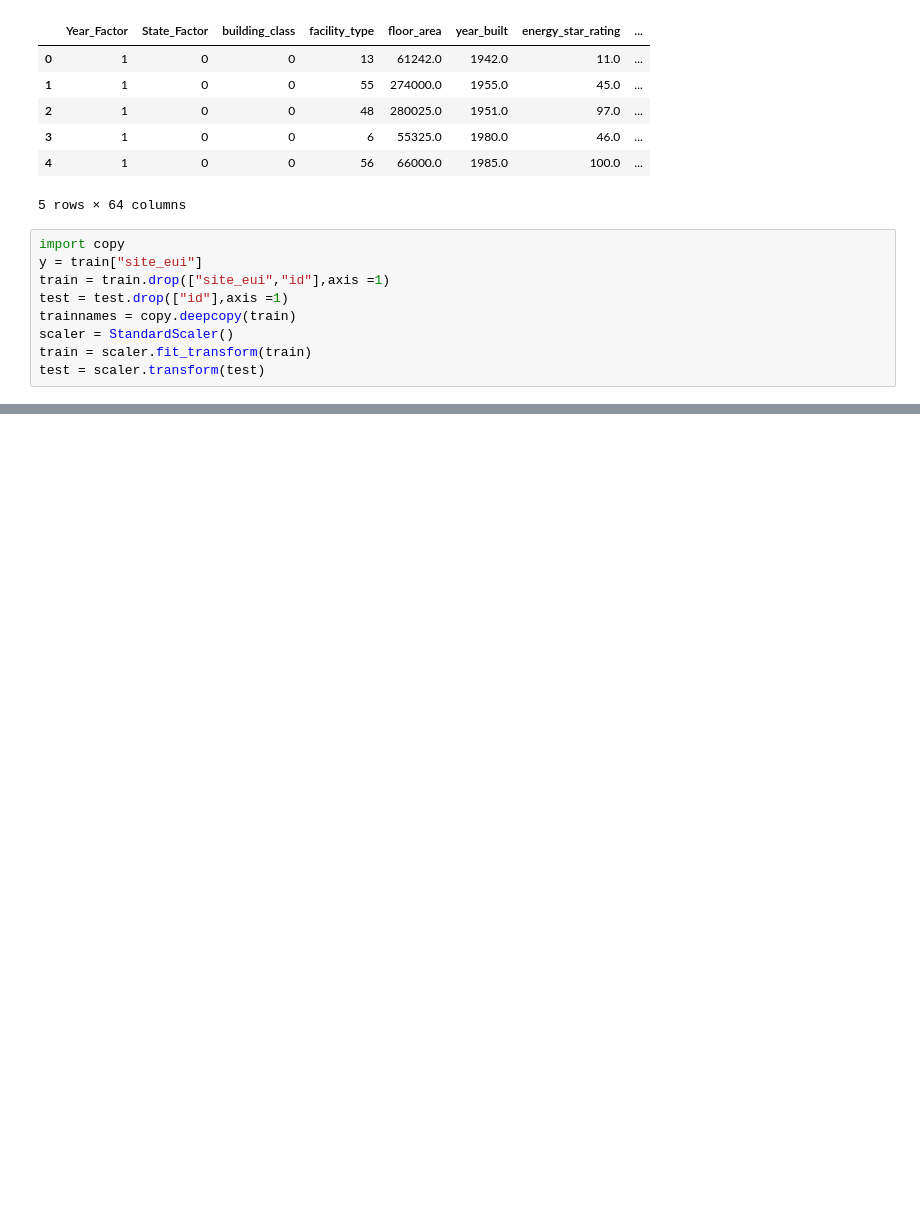
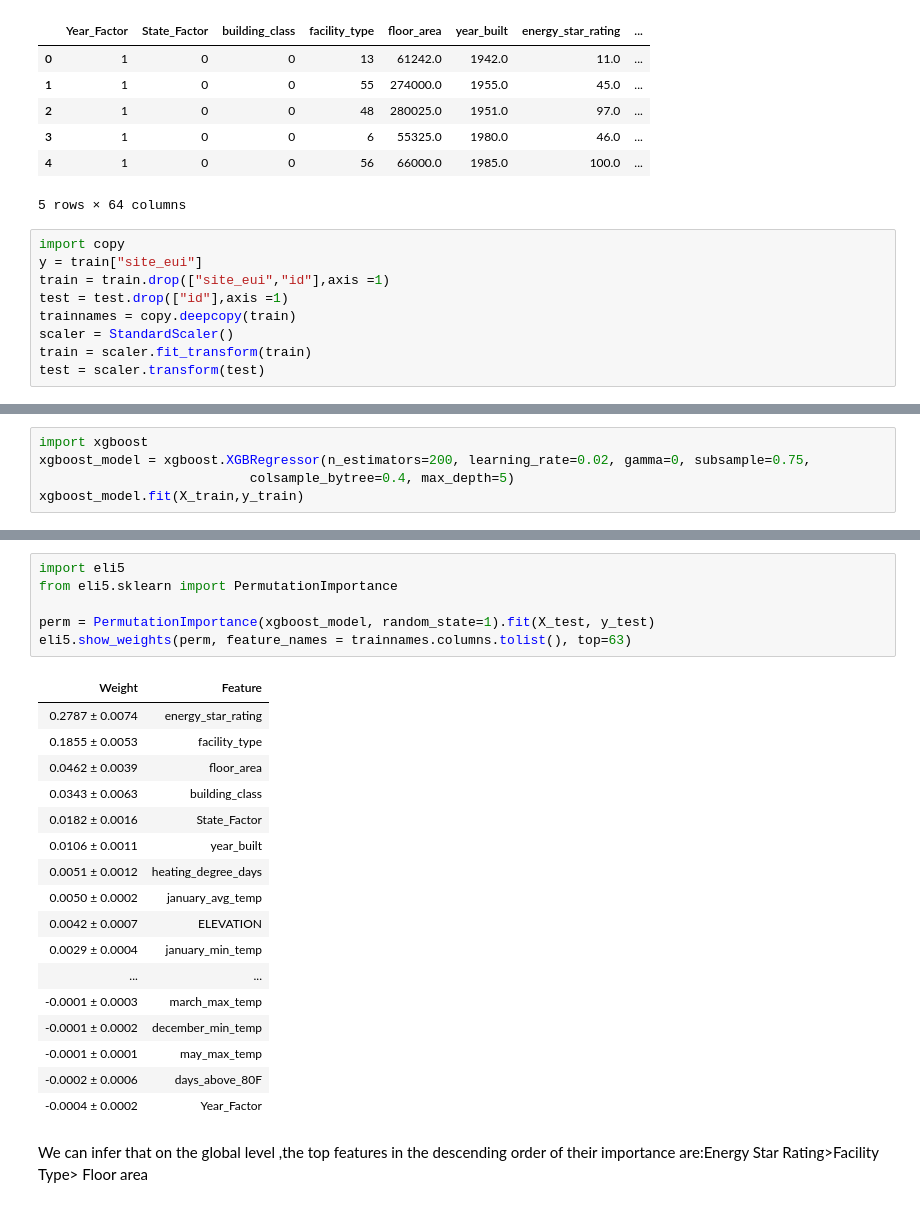
Before and after one commit to vedanthv/Site-Energy-Intensity-Prediction, a Jupyter notebook: explanable_ai.ipynb, the cells around one changed output, grey strips where cells are left out. Cells and saved outputs as stored; diff of their text form; blank space fills up the shorter version.

```diff
--- a/explanable_ai.ipynb
+++ b/explanable_ai.ipynb
@@ -119,0 +139,5 @@ test = scaler.transform(test)
+# %%
+import xgboost
+xgboost_model = xgboost.XGBRegressor(n_estimators=200, learning_rate=0.02, gamma=0, subsample=0.75,
+                           colsample_bytree=0.4, max_depth=5)
+xgboost_model.fit(X_train,y_train)
@@ -119,0 +155,26 @@ test = scaler.transform(test)
+# %%
+import eli5
+from eli5.sklearn import PermutationImportance
+
+perm = PermutationImportance(xgboost_model, random_state=1).fit(X_test, y_test)
+eli5.show_weights(perm, feature_names = trainnames.columns.tolist(), top=63)
+# %% [output]
+| Weight | Feature |
+| 0.2787 ± 0.0074 | energy_star_rating |
+| 0.1855 ± 0.0053 | facility_type |
+| 0.0462 ± 0.0039 | floor_area |
+| 0.0343 ± 0.0063 | building_class |
+| 0.0182 ± 0.0016 | State_Factor |
+| 0.0106 ± 0.0011 | year_built |
+| 0.0051 ± 0.0012 | heating_degree_days |
+| 0.0050 ± 0.0002 | january_avg_temp |
+| 0.0042 ± 0.0007 | ELEVATION |
+| 0.0029 ± 0.0004 | january_min_temp |
+| ... | ... |
+| -0.0001 ± 0.0003 | march_max_temp |
+| -0.0001 ± 0.0002 | december_min_temp |
+| -0.0001 ± 0.0001 | may_max_temp |
+| -0.0002 ± 0.0006 | days_above_80F |
+| -0.0004 ± 0.0002 | Year_Factor |
+# %% [markdown]
+We can infer that on the global level ,the top features in the descending order of their importance are:Energy Star Rating>Facility Type> Floor area
```
Also changed, not shown: parts of 2 cells of this notebook.
